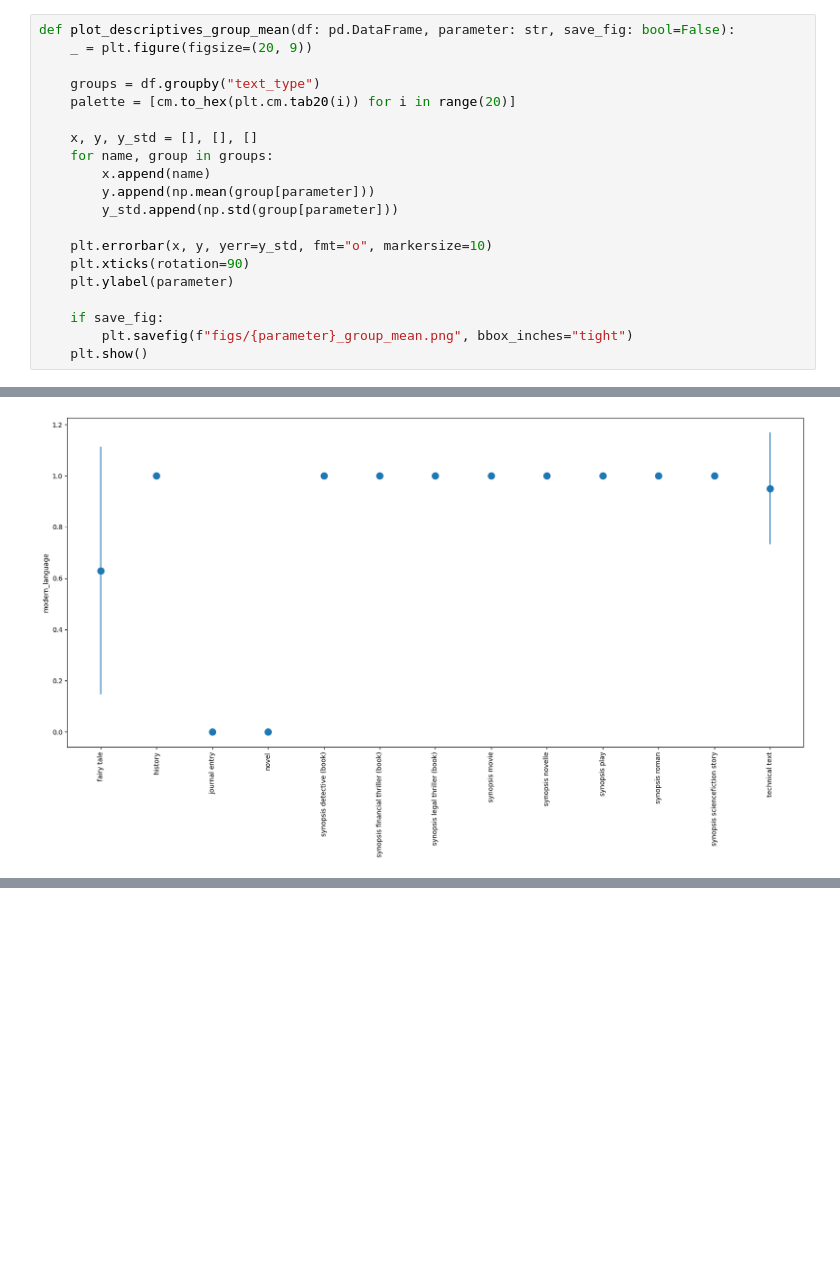
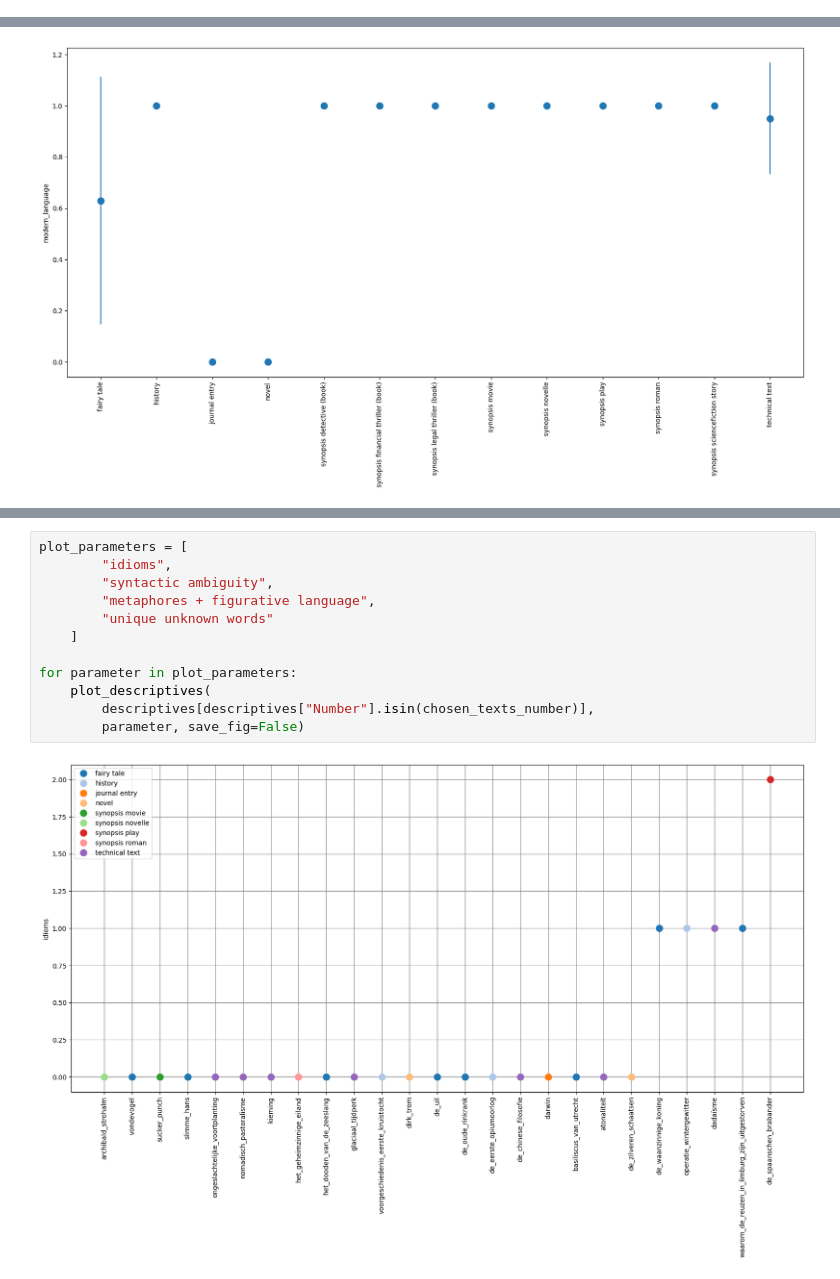
Before and after one commit to saraoe/natural-stories-dutch, a Jupyter notebook: summarize_descriptives.ipynb, the cells around one changed output, grey strips where cells are left out. Saved outputs shown, nothing was run; the diff lists cells and outputs as text; blank space fills up the shorter version.

```diff
--- a/summarize_descriptives.ipynb
+++ b/summarize_descriptives.ipynb
@@ -46,20 +95,0 @@ def plot_descriptives(df: pd.DataFrame, parameter: str, save_fig: bool=false):
-# %%
-def plot_descriptives_group_mean(df: pd.DataFrame, parameter: str, save_fig: bool=False):
-    _ = plt.figure(figsize=(20, 9))
-
-    groups = df.groupby("text_type")
-    palette = [cm.to_hex(plt.cm.tab20(i)) for i in range(20)]
-
-    x, y, y_std = [], [], []
-    for name, group in groups:
-        x.append(name)
-        y.append(np.mean(group[parameter]))
-        y_std.append(np.std(group[parameter]))
-
-    plt.errorbar(x, y, yerr=y_std, fmt="o", markersize=10)
-    plt.xticks(rotation=90)
-    plt.ylabel(parameter)
-
-    if save_fig:
-        plt.savefig(f"figs/{parameter}_group_mean.png", bbox_inches="tight")
-    plt.show()
@@ -108,0 +270,14 @@ for parameter in plot_parameters:
+# %%
+plot_parameters = [
+        "idioms",
+        "syntactic ambiguity",
+        "metaphores + figurative language",
+        "unique unknown words"
+    ]
+
+for parameter in plot_parameters:
+    plot_descriptives(
+        descriptives[descriptives["Number"].isin(chosen_texts_number)],
+        parameter, save_fig=False)
+# %% [output]
+[figure, added]
```
Also changed, not shown: parts of 11 cells of this notebook, 1 other file.
